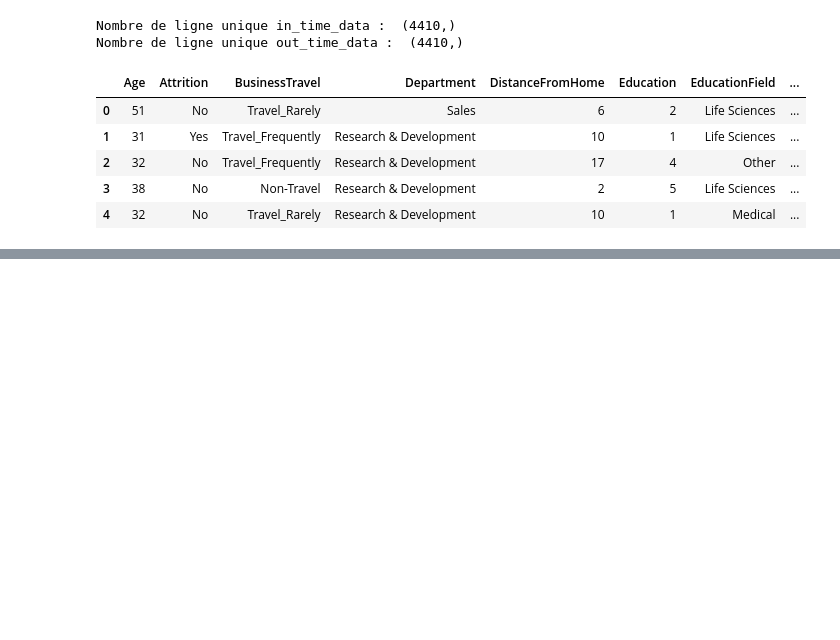
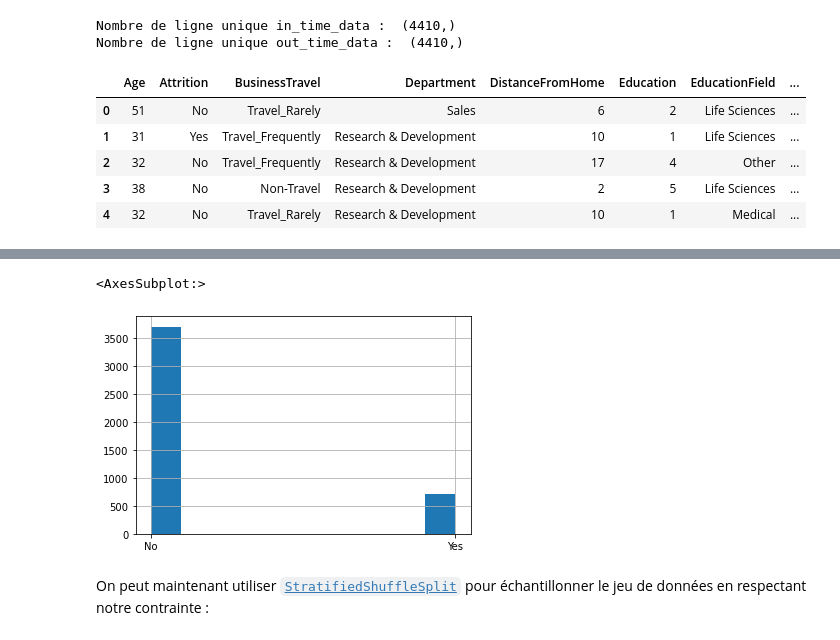
Before and after one commit to Ugo-Girard-Tissier/Projet-IA, a Jupyter notebook: Projet IA.ipynb, the cells around one changed output, grey strips where cells are left out. Saved outputs shown, nothing was run; the diff lists cells and outputs as text; code cells hidden in the pictures; blank space fills up the shorter version.

```diff
--- a/Projet IA.ipynb
+++ b/Projet IA.ipynb
@@ -162,0 +242,4 @@ dataset.head().style
+# %%
+dataset_without_in_out.drop("EmployeeID", axis=1, inplace=True)
+dataset_without_in_out.drop("EmployeeCount", axis=1, inplace=True)
+dataset_without_in_out.drop("StandardHours", axis=1, inplace=True)
@@ -162,0 +255,2 @@ dataset.head().style
+# %%
+dataset_without_in_out.drop("Over18", axis=1, inplace=True)
@@ -162,0 +290,7 @@ dataset.head().style
+# %%
+dataset_without_in_out["Attrition"].hist()
+# %% [output]
+<AxesSubplot:>
+[figure, added]
+# %% [markdown]
+On peut maintenant utiliser [`StratifiedShuffleSplit`](https://scikit-learn.org/stable/modules/generated/sklearn.model_selection.StratifiedShuffleSplit.html) pour échantillonner le jeu de données en respectant notre contrainte :
```
Also changed, not shown: parts of 34 cells of this notebook.
